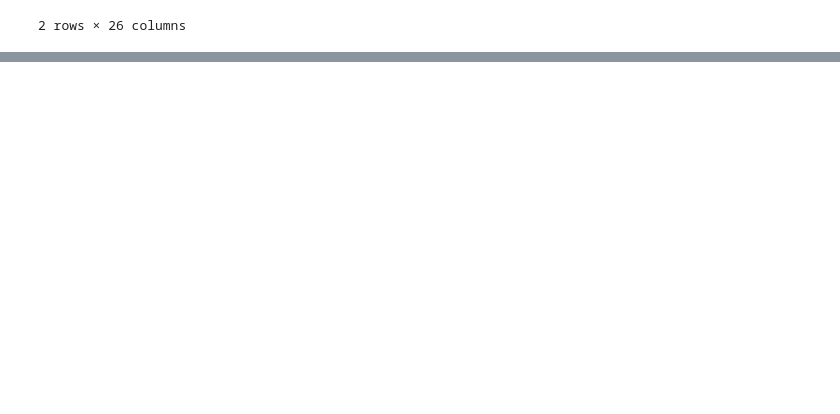
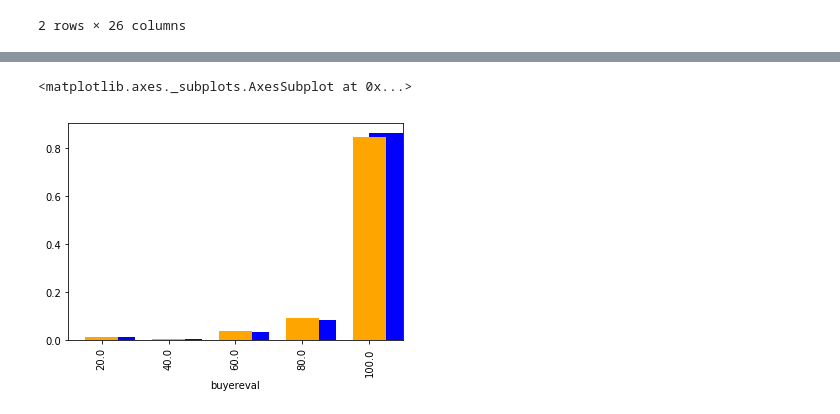
Before and after one commit to rbreitz/trustexpress, a Jupyter notebook: Explore in Pandas Alone.ipynb, the cells around one changed output, grey strips where cells are left out. Saved outputs shown, nothing was run; the diff lists cells and outputs as text; code cells hidden in the pictures; blank space fills up the shorter version.

Commit message:
Added some analysis of review polarity and made images on webisite appear at a more reasonable size

```diff
--- a/Explore in Pandas Alone.ipynb
+++ b/Explore in Pandas Alone.ipynb
@@ -687,0 +717,8 @@ top_reviews
+# %%
+review_dist = final_df.groupby('buyereval').agg({'product_id':'count'}).rename(columns={'product_id':'count'})
+# %%
+trusted_dist = trusted_df.groupby('buyereval').agg({'product_id':'count'}).rename(columns={'product_id':'count'})
+# %%
+review_dist['freq']=review_dist['count']/(review_dist['count'].sum())
+# %%
+trusted_dist['freq']=trusted_dist['count']/(trusted_dist['count'].sum())
@@ -687,0 +745,7 @@ top_reviews
+# %%
+%matplotlib inline
+review_dist['freq'].plot(kind='bar',stacked=True, color='blue',align='edge')
+trusted_dist['freq'].plot(kind='bar',stacked=True, color='orange')
+# %% [output]
+<matplotlib.axes._subplots.AxesSubplot at 0x...>
+[figure, added]
```
Also changed, not shown: parts of 13 cells of this notebook, 3 other files.
